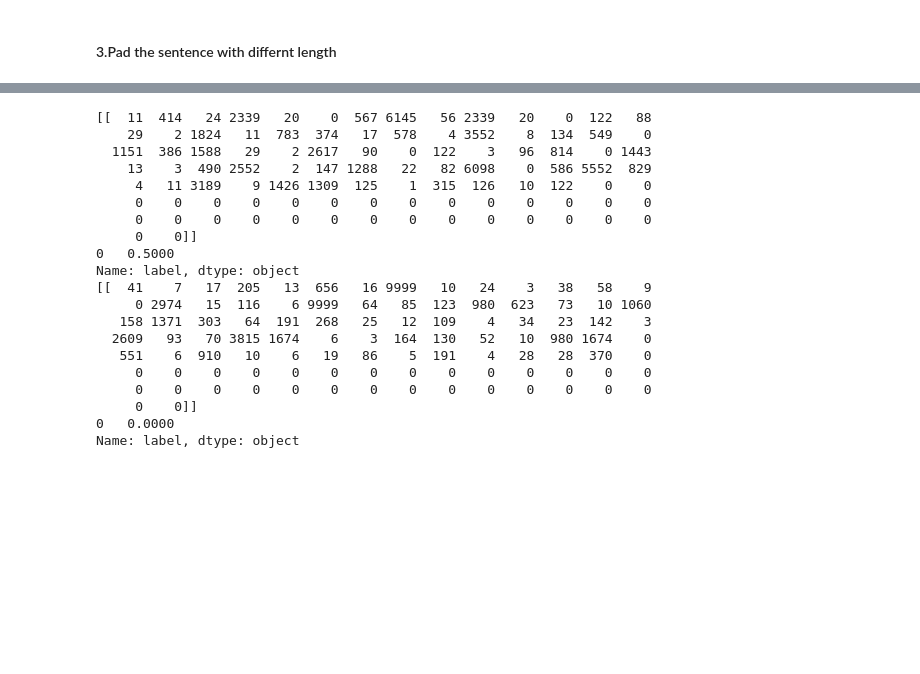
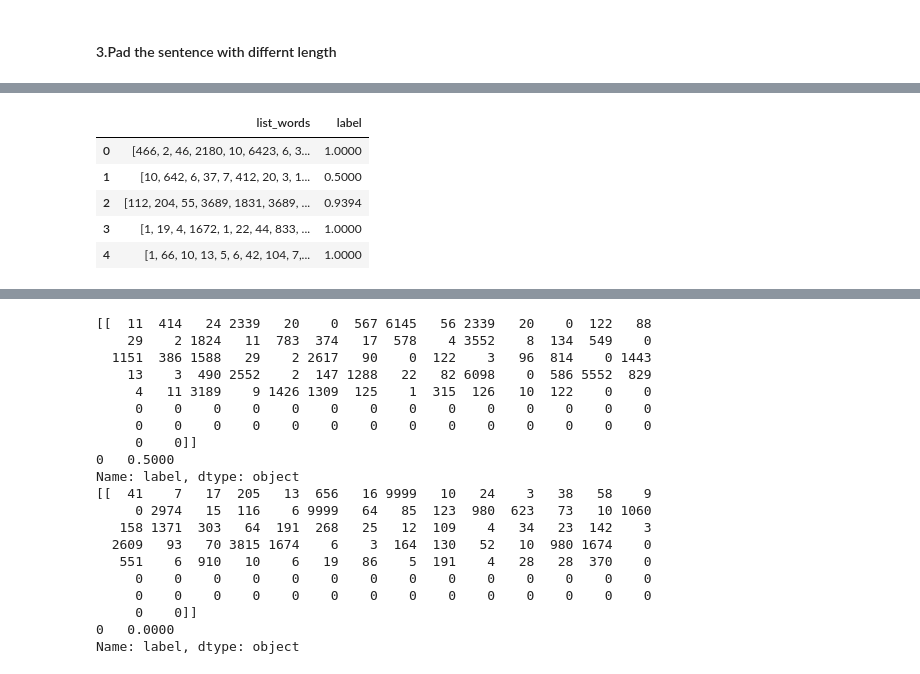
Before and after one commit to yannie/w266-final-project, a Jupyter notebook: Amazon_Review_Helpfuless_Annie.ipynb, the cells around one changed output, grey strips where cells are left out. Saved outputs shown, nothing was run; the diff lists cells and outputs as text; code cells hidden in the pictures; blank space fills up the shorter version.

```diff
--- a/Amazon_Review_Helpfuless_Annie.ipynb
+++ b/Amazon_Review_Helpfuless_Annie.ipynb
@@ -277,3 +337,12 @@ test_df = pd.DataFrame(np.column_stack([X_test_ids,y_test]),
+# %%
+dev_df.head()
+# %% [output]
+|  | list_words | label |
+| 0 | [466, 2, 46, 2180, 10, 6423, 6, 3... | 1.0000 |
+| 1 | [10, 642, 6, 37, 7, 412, 20, 3, 1... | 0.5000 |
+| 2 | [112, 204, 55, 3689, 1831, 3689, ... | 0.9394 |
+| 3 | [1, 19, 4, 1672, 1, 22, 44, 833, ... | 1.0000 |
+| 4 | [1, 66, 10, 13, 5, 6, 42, 104, 7,... | 1.0000 |
 # %%
 test_df.head()
 # %% [output]
```
Also changed, not shown: parts of 36 cells of this notebook.
